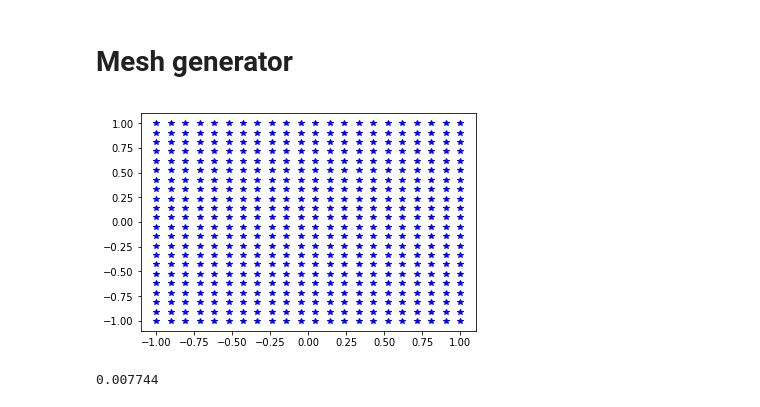
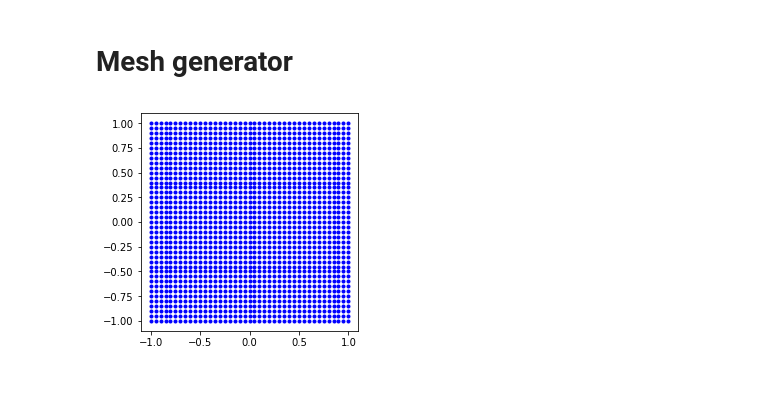
Before and after one commit to chiqunz/point_defect, a Jupyter notebook: Mesh Generator.ipynb, the cells around one changed output. Saved outputs shown, nothing was run; the diff lists cells and outputs as text; code cells hidden in the pictures.

```diff
--- a/Mesh Generator.ipynb
+++ b/Mesh Generator.ipynb
@@ -8,7 +8,7 @@ from matplotlib import pyplot as plt
 # %%
 xlim = 1
 ylim = 1
-num_ele = 21
+num_ele = 40
 num_node = num_ele+1
 xseed = np.linspace(-xlim, xlim, num_node).reshape(num_node,1)
 yseed = np.linspace(-ylim, ylim, num_node).reshape(num_node,1)
@@ -19,9 +19,10 @@ coords[:,0] = np.tile(xseed, (num_node, 1)).flatten()
 for i in range(num_node):
     coords[i*num_node:(i+1)*num_node,1] = yseed[i]
 # %%
-plt.plot(coords[:,0], coords[:,1], 'b*');
+plt.plot(coords[:,0], coords[:,1], 'b.');
+plt.gca().set_aspect('equal', adjustable='box')
 # %% [output]
-[figure, old version]
+[figure, new version]
 # %%
 incidence = np.zeros((num_ele**2,4))
 for i in range(num_ele):
@@ -34,7 +37,3 @@ for i in range(num_ele):
-# %%
-coords.nbytes/1e6
-# %% [output]
-0.007744
 # %%
 np.save('incidence', incidence)
 np.save('coordinates',coords)
```
Also changed, not shown: parts of 15 cells of this notebook, 13 other files.
